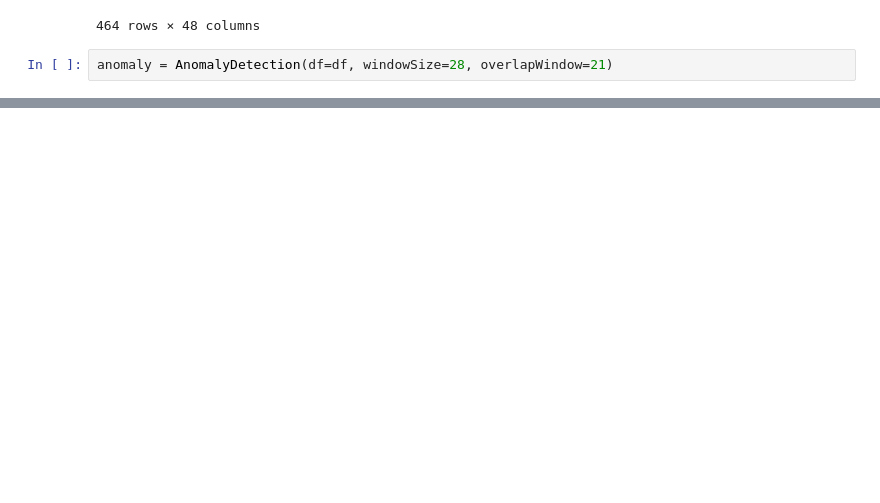
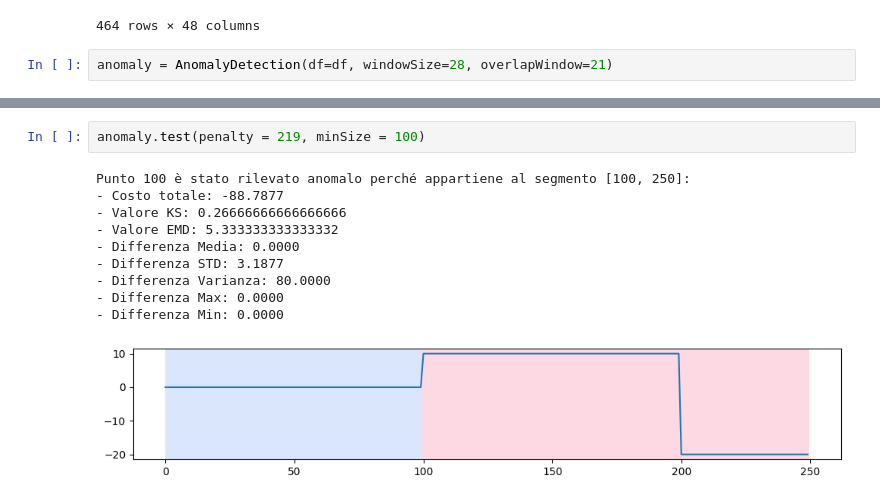
Before and after one commit to daniele-boerio/tesi, a Jupyter notebook: anomaly/TEST_ChangeDetection.ipynb, the cells around one changed output, grey strips where cells are left out. Saved outputs shown, nothing was run; the diff lists cells and outputs as text; blank space fills up the shorter version.

```diff
--- a/anomaly/TEST_ChangeDetection.ipynb
+++ b/anomaly/TEST_ChangeDetection.ipynb
@@ -138 +161,14 @@ anomaly = AnomalyDetection(df=df, windowSize=28, overlapWindow=21)
+# %%
+anomaly.test(penalty = 219, minSize = 100)
+# %% [output]
+Punto 100 è stato rilevato anomalo perché appartiene al segmento [100, 250]:
+- Costo totale: -88.7877
+- Valore KS: 0.26666666666666666
+- Valore EMD: 5.333333333333332
+- Differenza Media: 0.0000
+- Differenza STD: 3.1877
+- Differenza Varianza: 80.0000
+- Differenza Max: 0.0000
+- Differenza Min: 0.0000
+[figure, added]
 # %%
```
Also changed, not shown: parts of 10 cells of this notebook, 1 other file.
